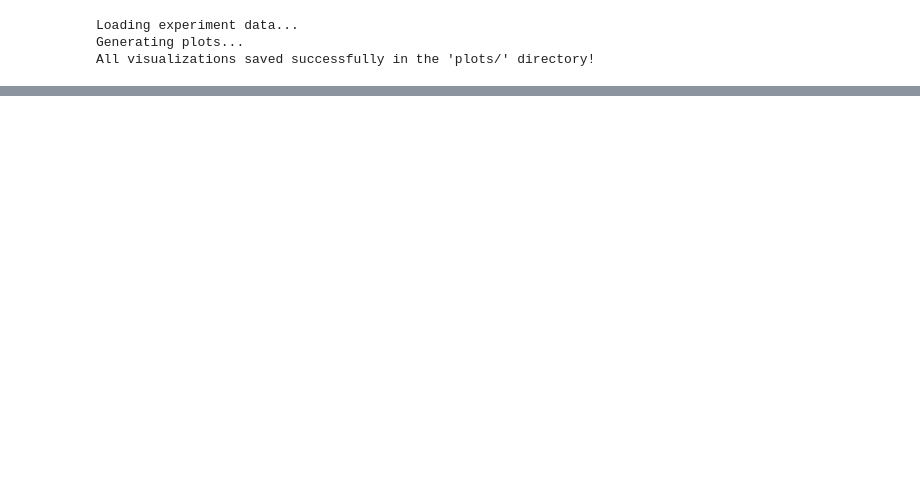
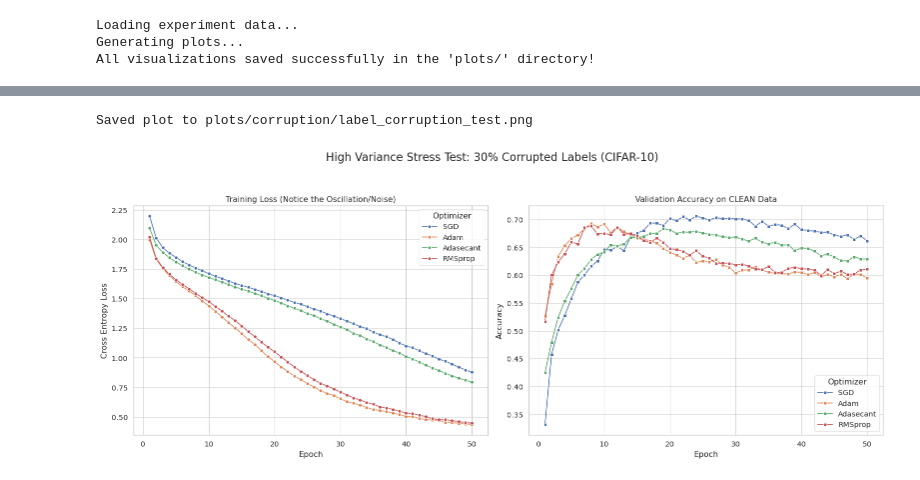
Before and after one commit to olaidczak/adasecant-pytorch, a Jupyter notebook: src/experiments.ipynb, the cells around one changed output, grey strips where cells are left out. Cells and saved outputs as stored; diff of their text form; code cells hidden in the pictures; blank space fills up the shorter version.

Commit message:
saddle i corruption

```diff
--- a/src/experiments.ipynb
+++ b/src/experiments.ipynb
@@ -667,8 +673,8 @@ def run_benchmark_experiment():
 
     # ---------------- SAVE RESULTS ----------------
     df_results = pd.DataFrame(results)
-    df_results.to_csv("benchmark_experiment_results.csv", index=False)
-    print("\nExperiment Complete! Results saved to 'benchmark_experiment_results.csv'")
+    df_results.to_csv("benchmark_experiment_results_transformer.csv", index=False)
+    print("\nExperiment Complete! Results saved to 'benchmark_experiment_results_transformer.csv'")
     return df_results
 
 if __name__ == "__main__":
@@ -830,0 +1220,34 @@ All visualizations saved successfully in the 'plots/' directory!
+# %%
+
+sns.set_theme(style="whitegrid", context="paper", font_scale=1.2)
+plt.rcParams['figure.figsize'] = (14, 6)
+
+def plot_corruption_results(csv_path="corruption_experiment_results.csv", save_dir="plots/corruption"):
+    if not os.path.exists(csv_path):
+        print(f"Error: {csv_path} not found.")
+        return
+
+    df = pd.read_csv(csv_path)
+    fig, axes = plt.subplots(1, 2, figsize=(16, 6))
+    fig.suptitle("High Variance Stress Test: 30% Corrupted Labels (CIFAR-10)", fontsize=16, y=1.05)
+
+    # --- Plot 1: The Noise Profile (Train Loss) ---
+    sns.lineplot(data=df, x='Epoch', y='Train_Loss', hue='Optimizer', marker='o', ax=axes[0])
+    axes[0].set_title('Training Loss (Notice the Oscillation/Noise)')
+    axes[0].set_ylabel('Cross Entropy Loss')
+
+    # --- Plot 2: The Generalization (Val Acc) ---
+    sns.lineplot(data=df, x='Epoch', y='Val_Acc', hue='Optimizer', marker='s', ax=axes[1])
+    axes[1].set_title('Validation Accuracy on CLEAN Data')
+    axes[1].set_ylabel('Accuracy')
+
+    plt.tight_layout()
+    os.makedirs(save_dir, exist_ok=True)
+    plt.savefig(f"{save_dir}/label_corruption_test.png", dpi=300, bbox_inches='tight')
+    print("Saved plot to plots/corruption/label_corruption_test.png")
+
+if __name__ == "__main__":
+    plot_corruption_results()
+# %% [output]
+Saved plot to plots/corruption/label_corruption_test.png
+[figure, added]
```
Also changed, not shown: parts of 9 cells of this notebook, 23 other files.
